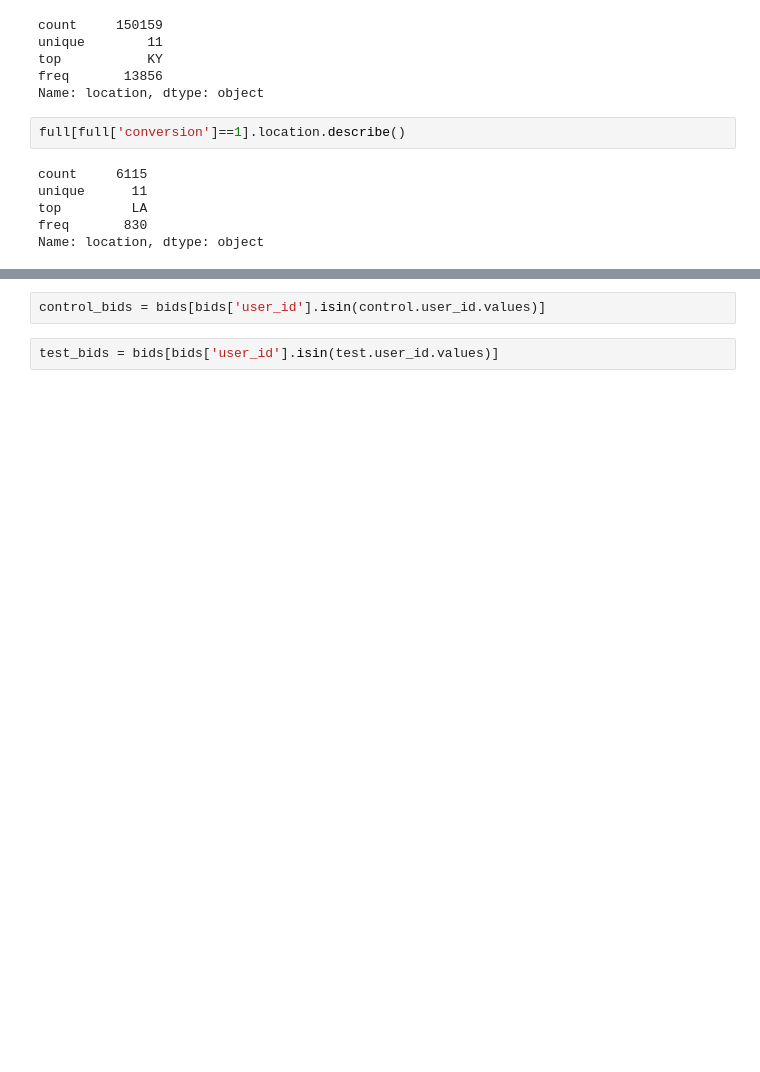
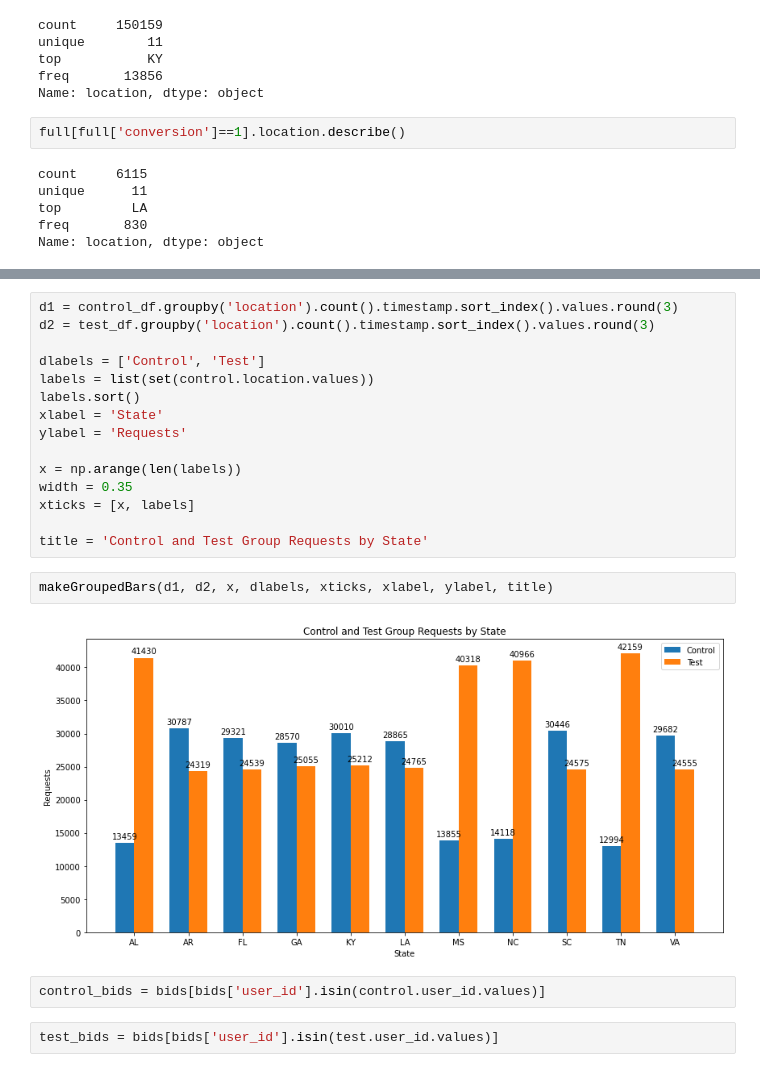
Before and after one commit to jkurdys/Vericast, a Jupyter notebook: notebooks/EDA.ipynb, the cells around one changed output, grey strips where cells are left out. Cells and saved outputs as stored; diff of their text form; blank space fills up the shorter version.

```diff
--- a/notebooks/EDA.ipynb
+++ b/notebooks/EDA.ipynb
@@ -310,3 +562,22 @@ Name: location, dtype: object
+# %%
+d1 = control_df.groupby('location').count().timestamp.sort_index().values.round(3)
+d2 = test_df.groupby('location').count().timestamp.sort_index().values.round(3)
+
+dlabels = ['Control', 'Test']
+labels = list(set(control.location.values))
+labels.sort()
+xlabel = 'State'
+ylabel = 'Requests'
+
+x = np.arange(len(labels))
+width = 0.35
+xticks = [x, labels]
+
+title = 'Control and Test Group Requests by State'
+# %%
+makeGroupedBars(d1, d2, x, dlabels, xticks, xlabel, ylabel, title)
+# %% [output]
+[figure, added]
 # %%
 control_bids = bids[bids['user_id'].isin(control.user_id.values)]
 # %%
```
Also changed, not shown: parts of 23 cells of this notebook, 4 other files.
